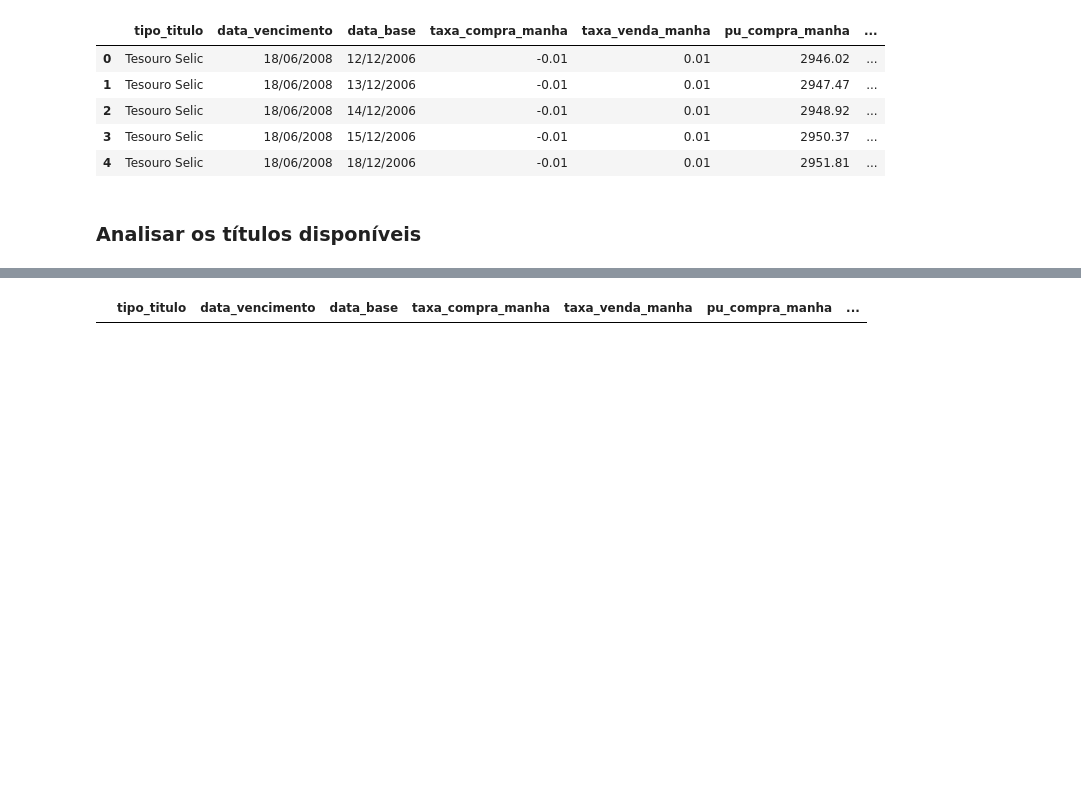
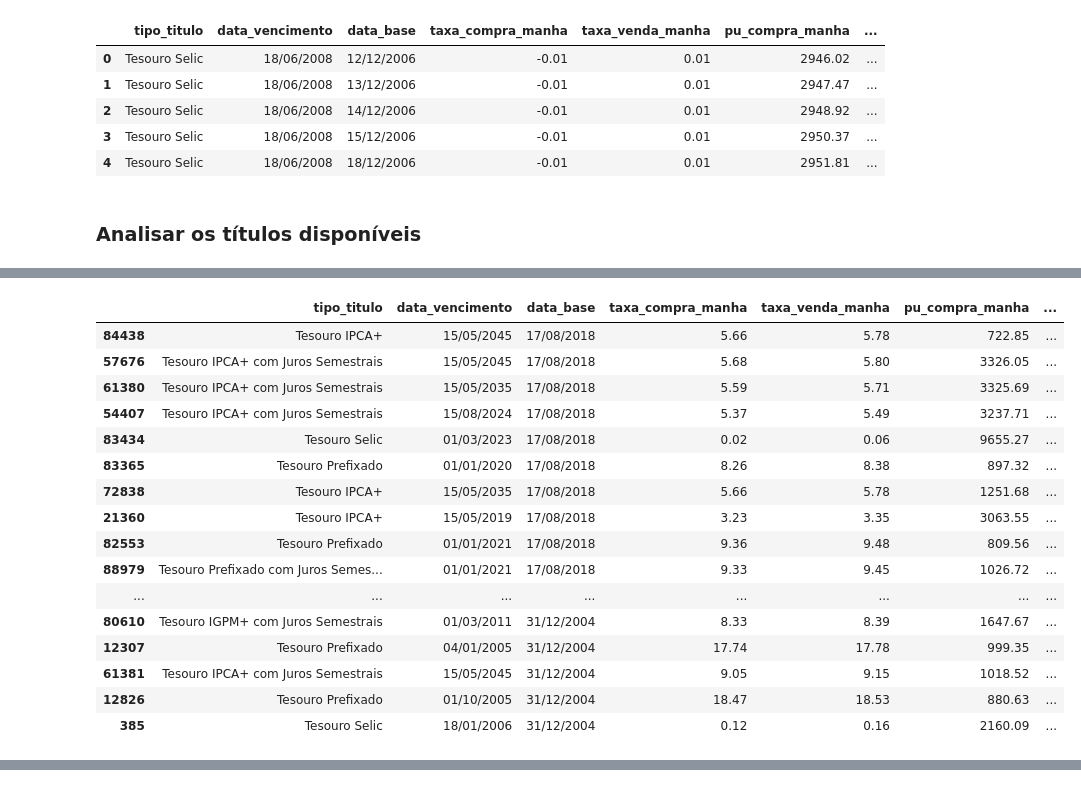
Before and after one commit to renantardelli/acompanhamento-renda-fixa, a Jupyter notebook: exploratoria_tesouro.ipynb, the cells around one changed output, grey strips where cells are left out. Cells and saved outputs as stored; diff of their text form; code cells hidden in the pictures; blank space fills up the shorter version.

```diff
--- a/exploratoria_tesouro.ipynb
+++ b/exploratoria_tesouro.ipynb
@@ -21,3 +20,4 @@ df.loc[:, 'pu_compra_manha'] = converte_para_float(df.pu_compra_manha)
 df.loc[:, 'pu_venda_manha'] = converte_para_float(df.pu_venda_manha)
 # %%
 df.loc[:, 'date'] = df.data_base.map(lambda x: dt.datetime.strptime(x, '%d/%m/%Y'))
+df.loc[:, 'maturity'] = df.data_vencimento.map(lambda x: dt.datetime.strptime(x, '%d/%m/%Y'))
@@ -39,3 +53,20 @@ vcto = ipca.data_vencimento.unique()
 # %%
-df.date.max()
+df.sort_values('date', ascending=False)
 # %% [output]
+|  | tipo_titulo | data_vencimento | data_base | taxa_compra_manha | taxa_venda_manha | pu_compra_manha | ... |
+| 84438 | Tesouro IPCA+ | 15/05/2045 | 17/08/2018 | 5.66 | 5.78 | 722.85 | ... |
+| 57676 | Tesouro IPCA+ com Juros Semestrais | 15/05/2045 | 17/08/2018 | 5.68 | 5.80 | 3326.05 | ... |
+| 61380 | Tesouro IPCA+ com Juros Semestrais | 15/05/2035 | 17/08/2018 | 5.59 | 5.71 | 3325.69 | ... |
+| 54407 | Tesouro IPCA+ com Juros Semestrais | 15/08/2024 | 17/08/2018 | 5.37 | 5.49 | 3237.71 | ... |
+| 83434 | Tesouro Selic | 01/03/2023 | 17/08/2018 | 0.02 | 0.06 | 9655.27 | ... |
+| 83365 | Tesouro Prefixado | 01/01/2020 | 17/08/2018 | 8.26 | 8.38 | 897.32 | ... |
+| 72838 | Tesouro IPCA+ | 15/05/2035 | 17/08/2018 | 5.66 | 5.78 | 1251.68 | ... |
+| 21360 | Tesouro IPCA+ | 15/05/2019 | 17/08/2018 | 3.23 | 3.35 | 3063.55 | ... |
+| 82553 | Tesouro Prefixado | 01/01/2021 | 17/08/2018 | 9.36 | 9.48 | 809.56 | ... |
+| 88979 | Tesouro Prefixado com Juros Semes... | 01/01/2021 | 17/08/2018 | 9.33 | 9.45 | 1026.72 | ... |
+| ... | ... | ... | ... | ... | ... | ... | ... |
+| 80610 | Tesouro IGPM+ com Juros Semestrais | 01/03/2011 | 31/12/2004 | 8.33 | 8.39 | 1647.67 | ... |
+| 12307 | Tesouro Prefixado | 04/01/2005 | 31/12/2004 | 17.74 | 17.78 | 999.35 | ... |
+| 61381 | Tesouro IPCA+ com Juros Semestrais | 15/05/2045 | 31/12/2004 | 9.05 | 9.15 | 1018.52 | ... |
+| 12826 | Tesouro Prefixado | 01/10/2005 | 31/12/2004 | 18.47 | 18.53 | 880.63 | ... |
+| 385 | Tesouro Selic | 18/01/2006 | 31/12/2004 | 0.12 | 0.16 | 2160.09 | ... |
@@ -45,4 +73,0 @@ titulos_dia = df[df.date == dt.datetime.strftime(dt.datetime.today(), "%Y-%m-%d"
-# %%
-titulos_dia
-# %% [output]
-|  | tipo_titulo | data_vencimento | data_base | taxa_compra_manha | taxa_venda_manha | pu_compra_manha | ... |
```
Also changed, not shown: parts of 15 cells of this notebook, 1 other file.
